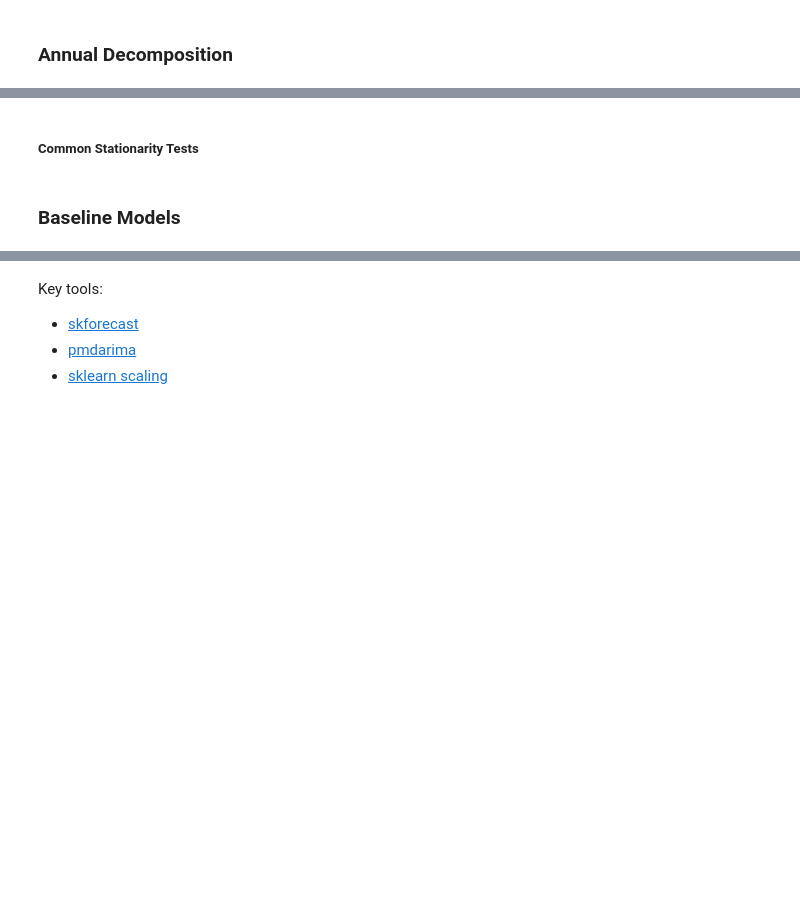
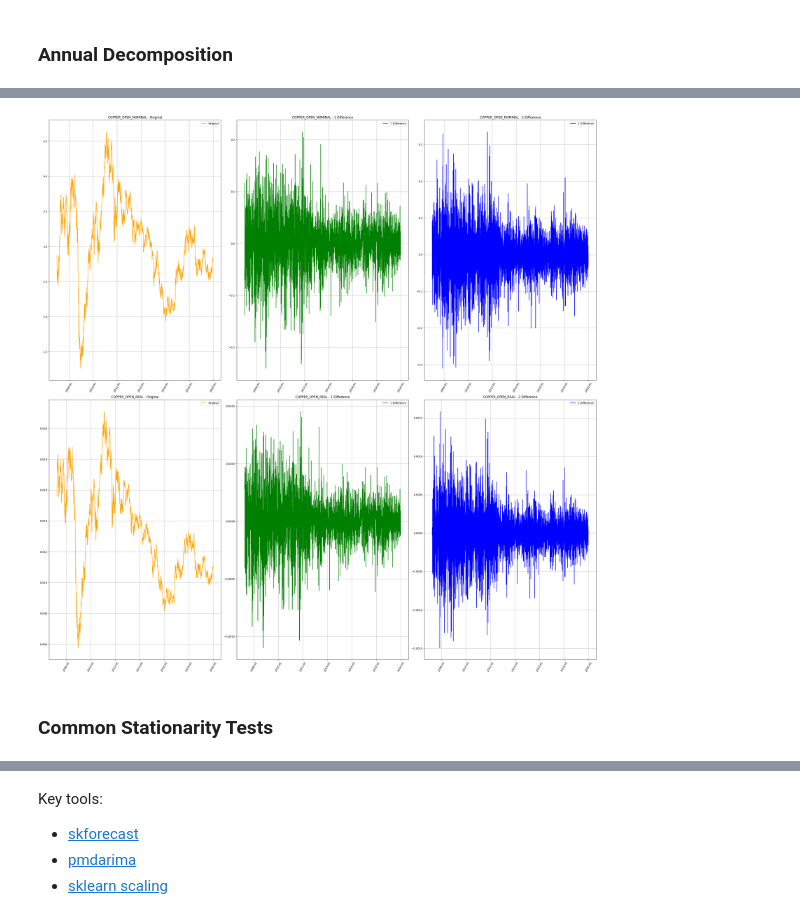
Before and after one commit to neal-logan/ea-nasir, a Jupyter notebook: 02_forecasting.ipynb, the cells around one changed output, grey strips where cells are left out. Saved outputs shown, nothing was run; the diff lists cells and outputs as text; code cells hidden in the pictures; blank space fills up the shorter version.

```diff
--- a/02_forecasting.ipynb
+++ b/02_forecasting.ipynb
@@ -72,2 +67,16 @@ vis.plot_decomp(annual_decomp)
+# %%
+column_list = [
+    'DATE',
+    'COPPER_OPEN_NOMINAL',
+    'COPPER_OPEN_REAL'
+]
+df = dev_data.select(column_list).to_pandas()
+df['DATE'] = pd.to_datetime(df['DATE'])
+df = df.sort_values('DATE')
+fig, axes = vis.plot_time_series_diffs(
+    df,
+    num_diffs = 2)
+# %% [output]
+[figure, added]
 # %% [markdown]
-##### Common Stationarity Tests
+### Common Stationarity Tests
@@ -84,2 +82,0 @@ stationarity_tests = {
-# %% [markdown]
-### Baseline Models
```
Also changed, not shown: parts of 57 cells of this notebook, 3 other files.
